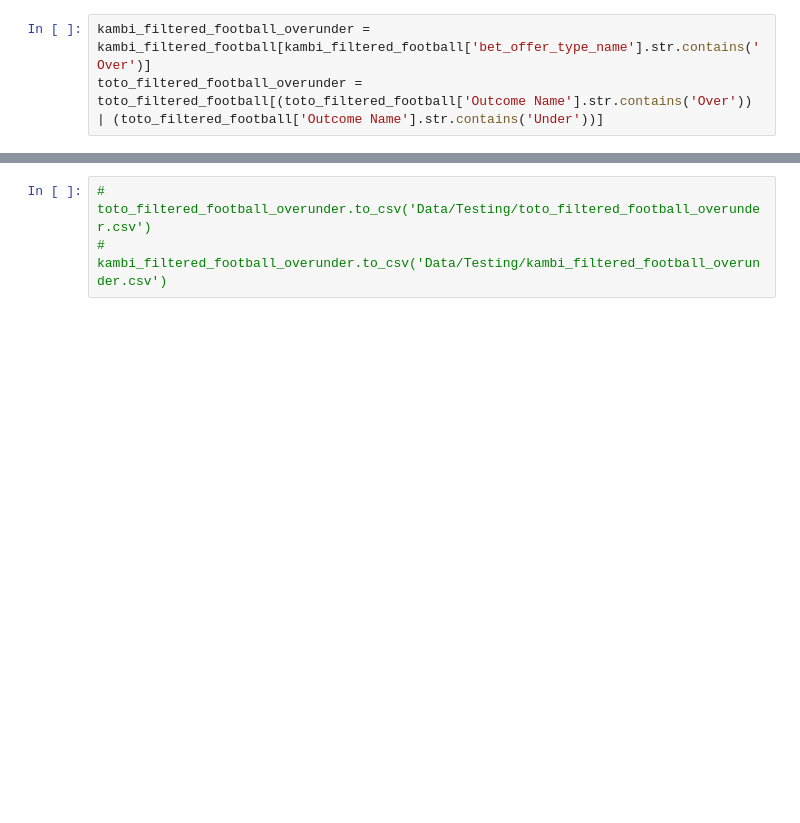
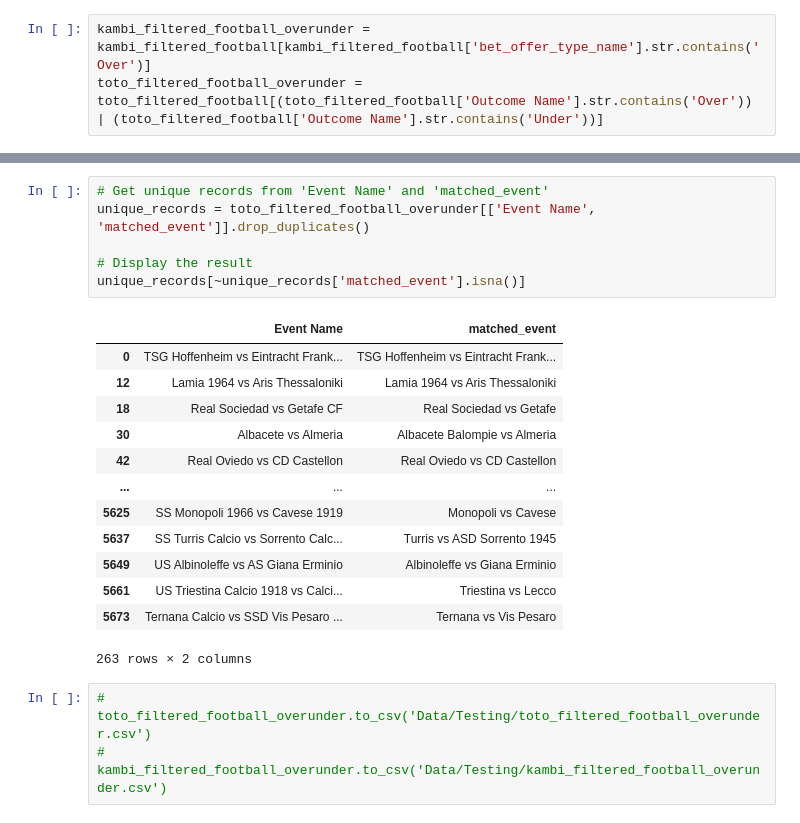
Before and after one commit to carpedimi/ArbitrageBets_sms, a Jupyter notebook: ArbSignal_Football_dev.ipynb, the cells around one changed output, grey strips where cells are left out. Cells and saved outputs as stored; diff of their text form; blank space fills up the shorter version.

```diff
--- a/ArbSignal_Football_dev.ipynb
+++ b/ArbSignal_Football_dev.ipynb
@@ -420,3 +432,23 @@ See the caveats in the documentation: https://pandas.pydata.org/pandas-docs/stab
+# %%
+# Get unique records from 'Event Name' and 'matched_event'
+unique_records = toto_filtered_football_overunder[['Event Name', 'matched_event']].drop_duplicates()
+
+# Display the result
+unique_records[~unique_records['matched_event'].isna()]
+# %% [output]
+|  | Event Name | matched_event |
+| 0 | TSG Hoffenheim vs Eintracht Frank... | TSG Hoffenheim vs Eintracht Frank... |
+| 12 | Lamia 1964 vs Aris Thessaloniki | Lamia 1964 vs Aris Thessaloniki |
+| 18 | Real Sociedad vs Getafe CF | Real Sociedad vs Getafe |
+| 30 | Albacete vs Almeria | Albacete Balompie vs Almeria |
+| 42 | Real Oviedo vs CD Castellon | Real Oviedo vs CD Castellon |
+| ... | ... | ... |
+| 5625 | SS Monopoli 1966 vs Cavese 1919 | Monopoli vs Cavese |
+| 5637 | SS Turris Calcio vs Sorrento Calc... | Turris vs ASD Sorrento 1945 |
+| 5649 | US Albinoleffe vs AS Giana Erminio | Albinoleffe vs Giana Erminio |
+| 5661 | US Triestina Calcio 1918 vs Calci... | Triestina vs Lecco |
+| 5673 | Ternana Calcio vs SSD Vis Pesaro ... | Ternana vs Vis Pesaro |
+263 rows × 2 columns
 # %%
 # toto_filtered_football_overunder.to_csv('Data/Testing/toto_filtered_football_overunder.csv')
 # kambi_filtered_football_overunder.to_csv('Data/Testing/kambi_filtered_football_overunder.csv')
```
Also changed, not shown: parts of 38 cells of this notebook, 17 other files.
